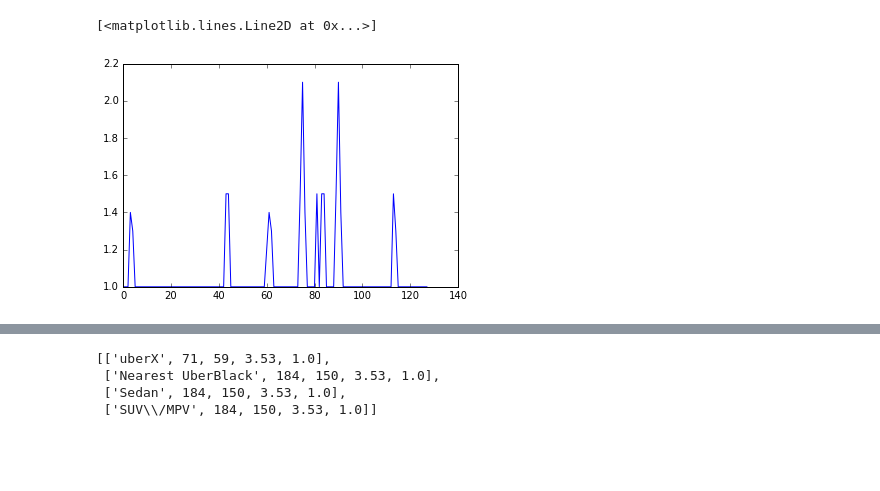
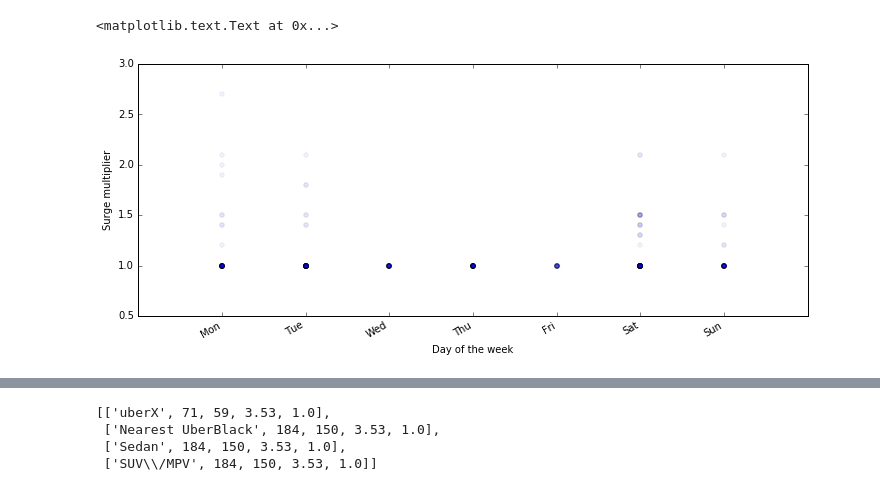
Before and after one commit to leogulus/Datavisualization, a Jupyter notebook: uber_project/Uber Bangkok Pricing.ipynb, the cells around one changed output, grey strips where cells are left out. Drawn from its saved outputs; the diff is of its cells as text; code cells hidden in the pictures; blank space fills up the shorter version.

```diff
--- a/uber_project/Uber Bangkok Pricing.ipynb
+++ b/uber_project/Uber Bangkok Pricing.ipynb
@@ -129,5 +132,16 @@ ax[2].set_ylabel('Uber Price Estimate Seacon')
-# %%
-plt.plot(lu1.uberx_surge)
-# %% [output]
-[<matplotlib.lines.Line2D at 0x...>]
-[figure, removed]
+# %%
+mpld3.disable_notebook()
+fig, ax = plt.subplots(1, 1, figsize=(12,5))
+fig.autofmt_xdate()
+x_num=[0,1,2,3,4,5,6,7]
+x_label=["Mon","Tue","Wed","Thu","Fri","Sat","Sun"]
+
+ax.scatter([x['uberx']['time'].weekday() for x in l1]\
+        , lu1.uberx_surge, marker='o', alpha=0.05)
+ax.set_xticks(x_num)
+ax.set_xticklabels(x_label)
+ax.set_ylabel('Surge multiplier')
+ax.set_xlabel('Day of the week')
+# %% [output]
+<matplotlib.text.Text at 0x...>
+[figure, added]
```
Also changed, not shown: parts of 18 cells of this notebook, 6 other files.
